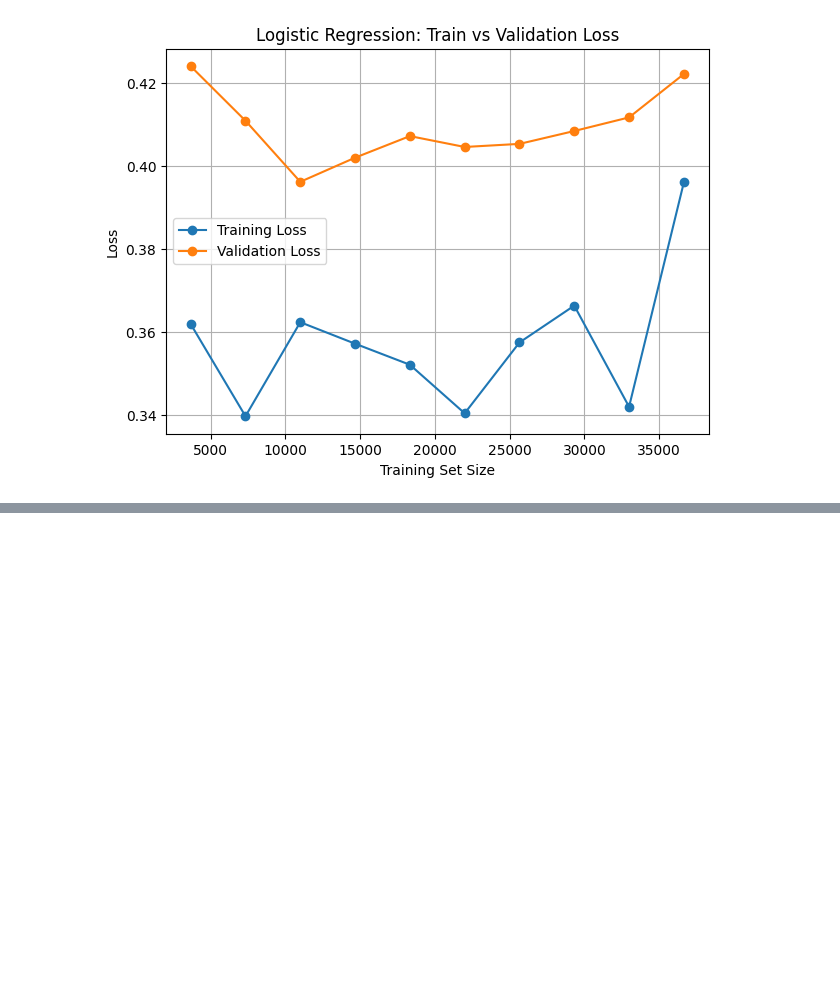
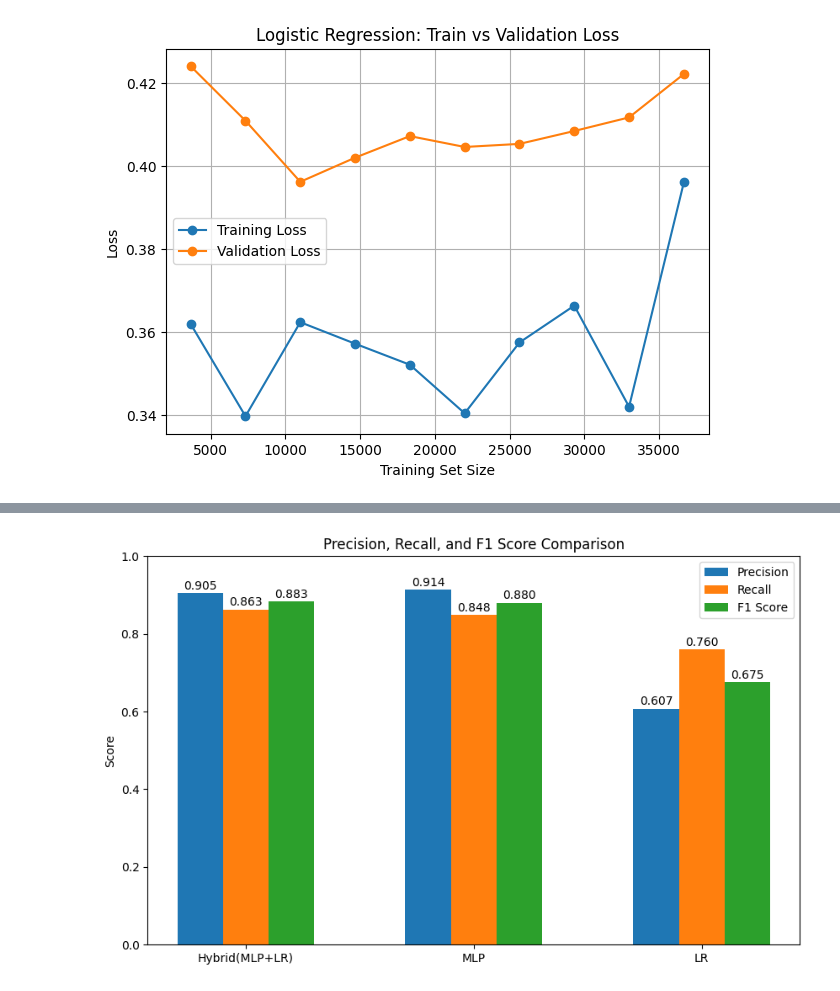
Before and after one commit to surya211099/DetectingPhishingEmail, a Jupyter notebook: MLP+LR.ipynb, the cells around one changed output, grey strips where cells are left out. Cells and saved outputs as stored; diff of their text form; code cells hidden in the pictures; blank space fills up the shorter version.

```diff
--- a/MLP+LR.ipynb
+++ b/MLP+LR.ipynb
@@ -423,0 +454,39 @@ plt.show()
+# %%
+import matplotlib.pyplot as plt
+import numpy as np
+
+# Model names
+models = ['Hybrid(MLP+LR)', 'MLP', 'LR']
+
+# Metrics
+precision = [0.9046, 0.9138, 0.6074]
+recall = [0.8629, 0.8481, 0.7601]
+f1_score = [0.8833, 0.8797, 0.6752]
+
+# Bar width
+bar_width = 0.2
+x = np.arange(len(models))
+
+# Create bars for each metric
+plt.figure(figsize=(10,6))
+plt.bar(x - bar_width, precision, width=bar_width, label='Precision')
+plt.bar(x, recall, width=bar_width, label='Recall')
+plt.bar(x + bar_width, f1_score, width=bar_width, label='F1 Score')
+
+# Labels and title
+plt.xticks(x, models)
+plt.ylim(0, 1)
+plt.ylabel('Score')
+plt.title('Precision, Recall, and F1 Score Comparison')
+plt.legend()
+
+
+# Add values on top of bars
+for i in range(len(models)):
+    plt.text(x[i] - bar_width, precision[i] + 0.01, f'{precision[i]:.3f}', ha='center')
+    plt.text(x[i], recall[i] + 0.01, f'{recall[i]:.3f}', ha='center')
+    plt.text(x[i] + bar_width, f1_score[i] + 0.01, f'{f1_score[i]:.3f}', ha='center')
+
+plt.show()
+# %% [output]
+[figure, added]
```
Also changed, not shown: parts of 1 cell of this notebook.
